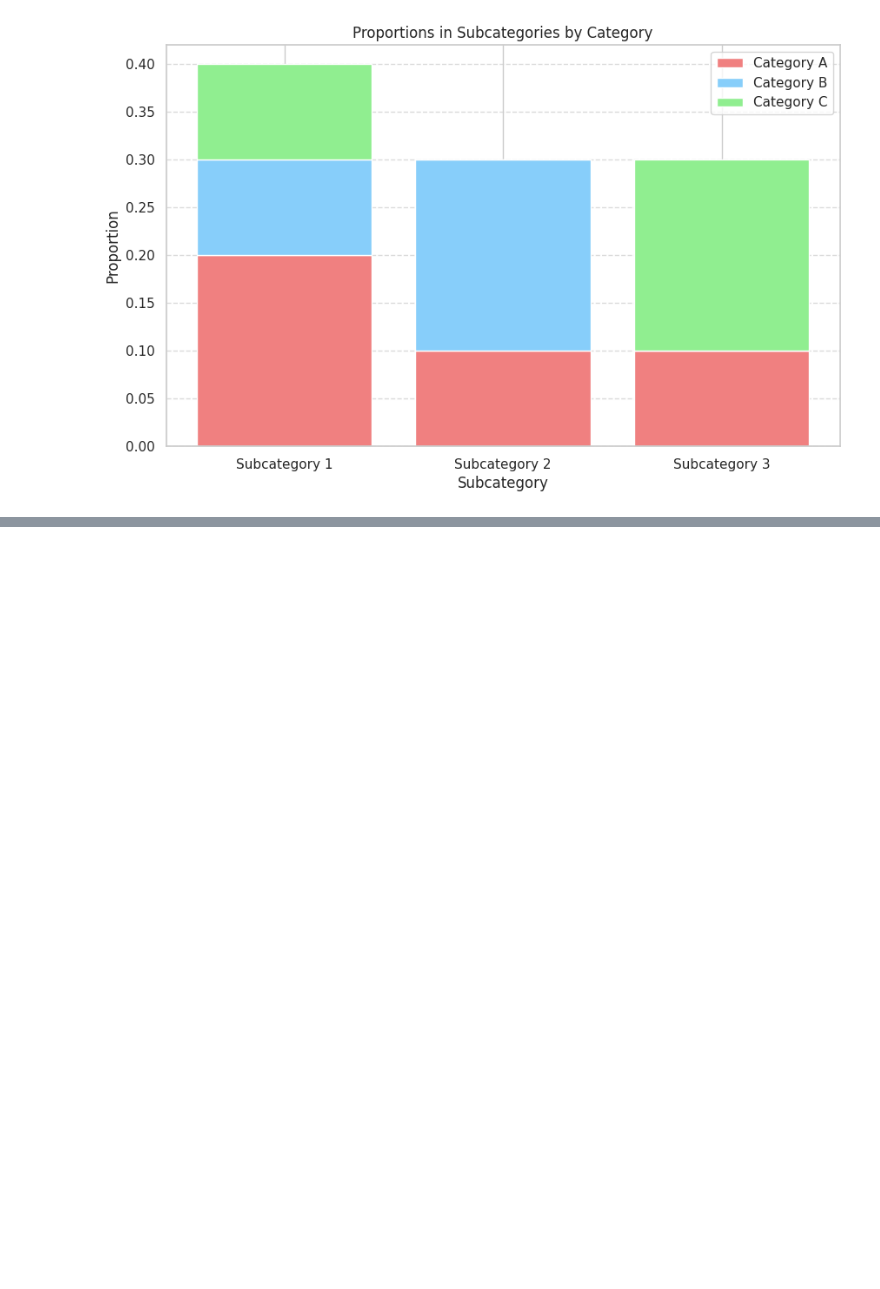
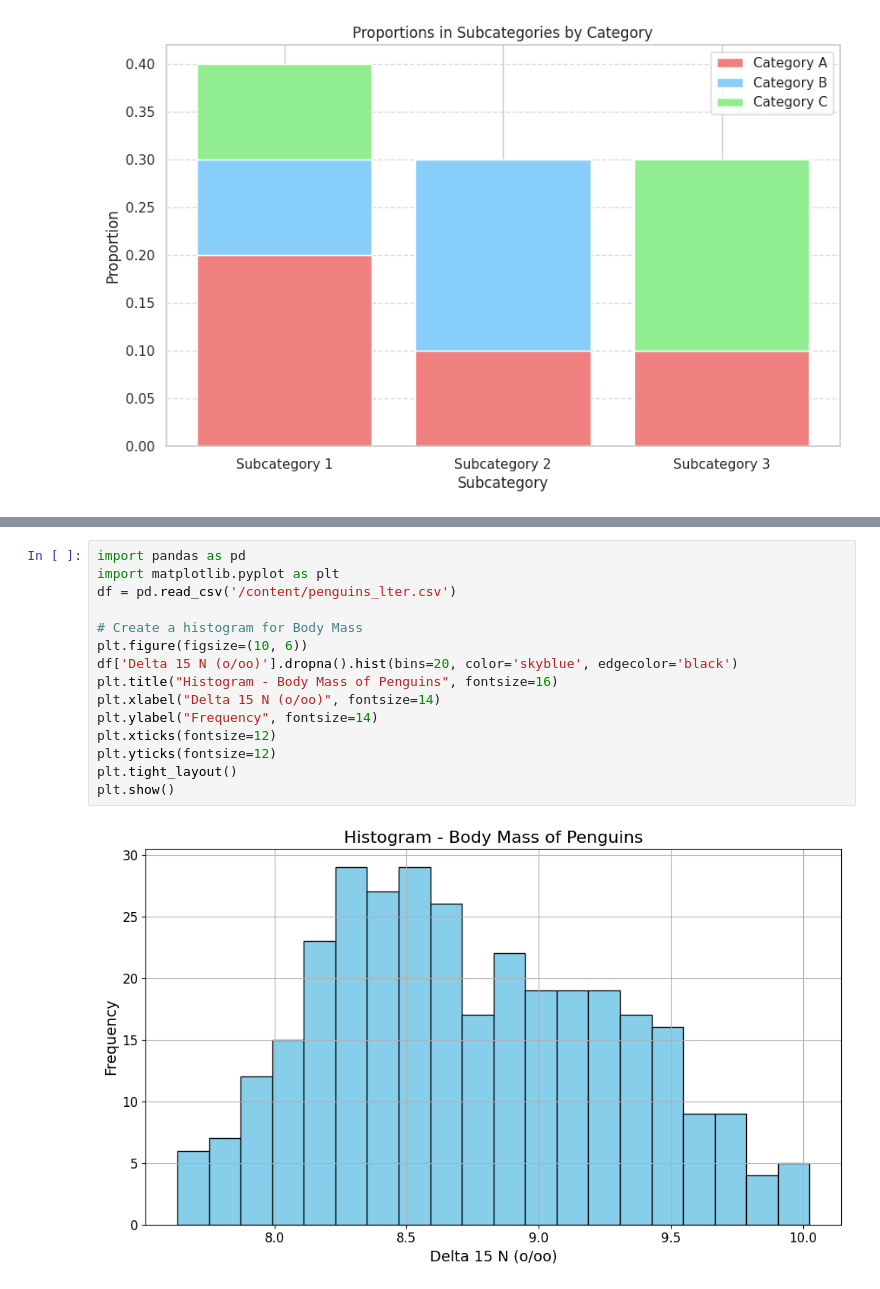
Before and after one commit to Nohan28/aiml, a Jupyter notebook: nohan23CS028.ipynb, the cells around one changed output, grey strips where cells are left out. Drawn from its saved outputs; the diff is of its cells as text; blank space fills up the shorter version.

```diff
--- a/nohan23CS028.ipynb
+++ b/nohan23CS028.ipynb
@@ -1180,0 +1230,17 @@ plt.show()
+# %%
+import pandas as pd
+import matplotlib.pyplot as plt
+df = pd.read_csv('/content/penguins_lter.csv')
+
+# Create a histogram for Body Mass
+plt.figure(figsize=(10, 6))
+df['Delta 15 N (o/oo)'].dropna().hist(bins=20, color='skyblue', edgecolor='black')
+plt.title("Histogram - Body Mass of Penguins", fontsize=16)
+plt.xlabel("Delta 15 N (o/oo)", fontsize=14)
+plt.ylabel("Frequency", fontsize=14)
+plt.xticks(fontsize=12)
+plt.yticks(fontsize=12)
+plt.tight_layout()
+plt.show()
+# %% [output]
+[figure, added]
```
Also changed, not shown: parts of 6 cells of this notebook.
